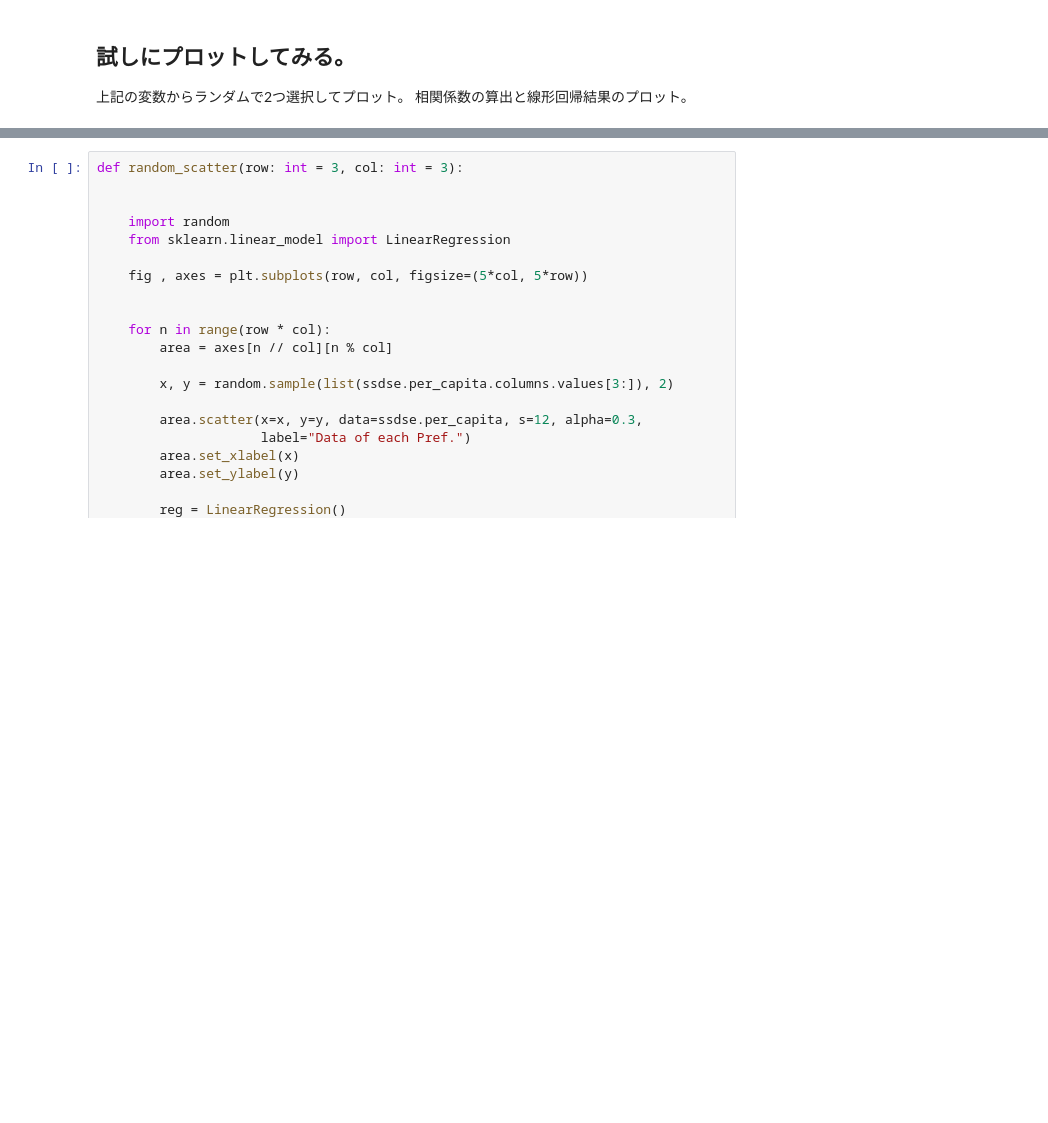
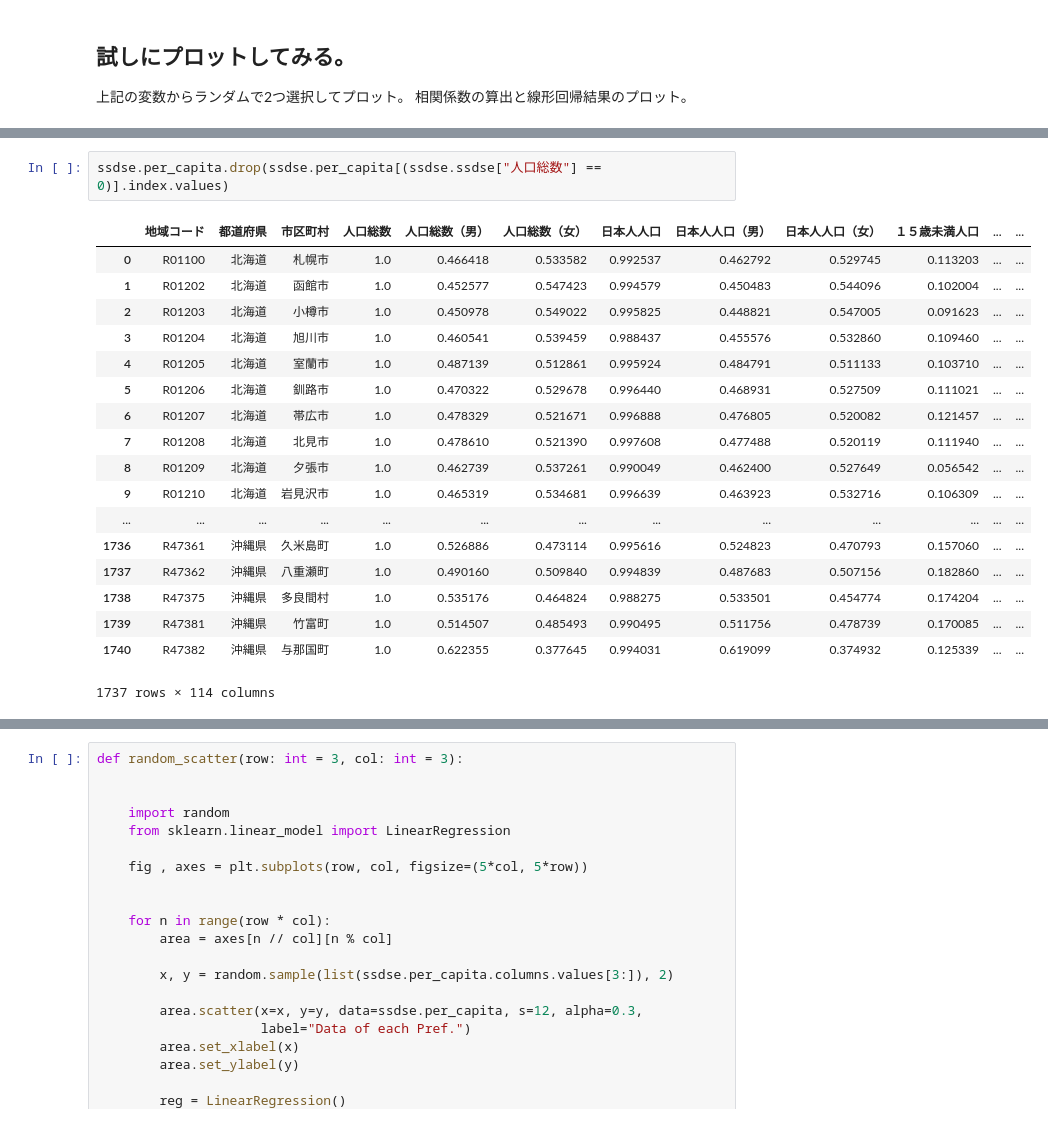
Before and after one commit to seiichiinoue/ssdse-analysis, a Jupyter notebook: import_plot_sample.ipynb, the cells around one changed output, grey strips where cells are left out. Cells and saved outputs as stored; diff of their text form; blank space fills up the shorter version.

```diff
--- a/import_plot_sample.ipynb
+++ b/import_plot_sample.ipynb
@@ -105,0 +117,21 @@ array([ True,  True,  True, ...,  True,  True,  True])
+# %%
+ssdse.per_capita.drop(ssdse.per_capita[(ssdse.ssdse["人口総数"] == 0)].index.values)
+# %% [output]
+|  | 地域コード | 都道府県 | 市区町村 | 人口総数 | 人口総数（男） | 人口総数（女） | 日本人人口 | 日本人人口（男） | 日本人人口（女） | １５歳未満人口 | ... | ... |
+| 0 | R01100 | 北海道 | 札幌市 | 1.0 | 0.466418 | 0.533582 | 0.992537 | 0.462792 | 0.529745 | 0.113203 | ... | ... |
+| 1 | R01202 | 北海道 | 函館市 | 1.0 | 0.452577 | 0.547423 | 0.994579 | 0.450483 | 0.544096 | 0.102004 | ... | ... |
+| 2 | R01203 | 北海道 | 小樽市 | 1.0 | 0.450978 | 0.549022 | 0.995825 | 0.448821 | 0.547005 | 0.091623 | ... | ... |
+| 3 | R01204 | 北海道 | 旭川市 | 1.0 | 0.460541 | 0.539459 | 0.988437 | 0.455576 | 0.532860 | 0.109460 | ... | ... |
+| 4 | R01205 | 北海道 | 室蘭市 | 1.0 | 0.487139 | 0.512861 | 0.995924 | 0.484791 | 0.511133 | 0.103710 | ... | ... |
+| 5 | R01206 | 北海道 | 釧路市 | 1.0 | 0.470322 | 0.529678 | 0.996440 | 0.468931 | 0.527509 | 0.111021 | ... | ... |
+| 6 | R01207 | 北海道 | 帯広市 | 1.0 | 0.478329 | 0.521671 | 0.996888 | 0.476805 | 0.520082 | 0.121457 | ... | ... |
+| 7 | R01208 | 北海道 | 北見市 | 1.0 | 0.478610 | 0.521390 | 0.997608 | 0.477488 | 0.520119 | 0.111940 | ... | ... |
+| 8 | R01209 | 北海道 | 夕張市 | 1.0 | 0.462739 | 0.537261 | 0.990049 | 0.462400 | 0.527649 | 0.056542 | ... | ... |
+| 9 | R01210 | 北海道 | 岩見沢市 | 1.0 | 0.465319 | 0.534681 | 0.996639 | 0.463923 | 0.532716 | 0.106309 | ... | ... |
+| ... | ... | ... | ... | ... | ... | ... | ... | ... | ... | ... | ... | ... |
+| 1736 | R47361 | 沖縄県 | 久米島町 | 1.0 | 0.526886 | 0.473114 | 0.995616 | 0.524823 | 0.470793 | 0.157060 | ... | ... |
+| 1737 | R47362 | 沖縄県 | 八重瀬町 | 1.0 | 0.490160 | 0.509840 | 0.994839 | 0.487683 | 0.507156 | 0.182860 | ... | ... |
+| 1738 | R47375 | 沖縄県 | 多良間村 | 1.0 | 0.535176 | 0.464824 | 0.988275 | 0.533501 | 0.454774 | 0.174204 | ... | ... |
+| 1739 | R47381 | 沖縄県 | 竹富町 | 1.0 | 0.514507 | 0.485493 | 0.990495 | 0.511756 | 0.478739 | 0.170085 | ... | ... |
+| 1740 | R47382 | 沖縄県 | 与那国町 | 1.0 | 0.622355 | 0.377645 | 0.994031 | 0.619099 | 0.374932 | 0.125339 | ... | ... |
+1737 rows × 114 columns
```
Also changed, not shown: parts of 7 cells of this notebook, 1 other file.
